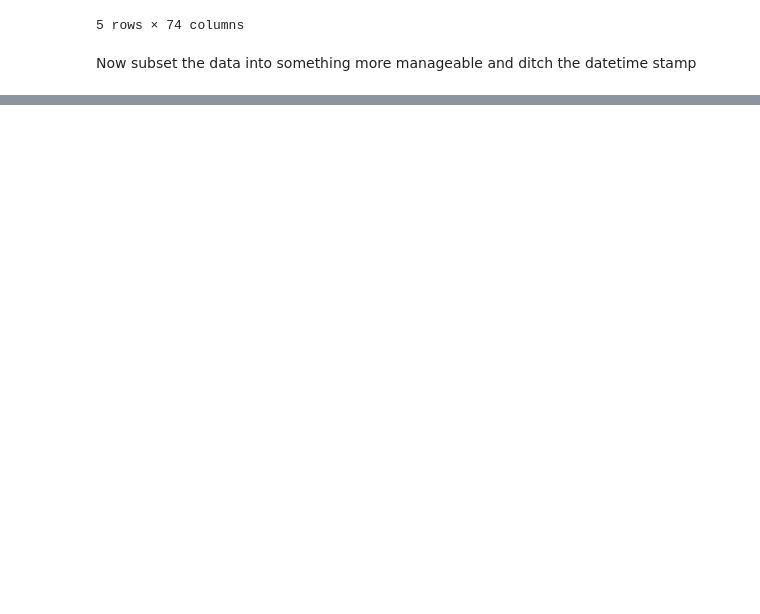
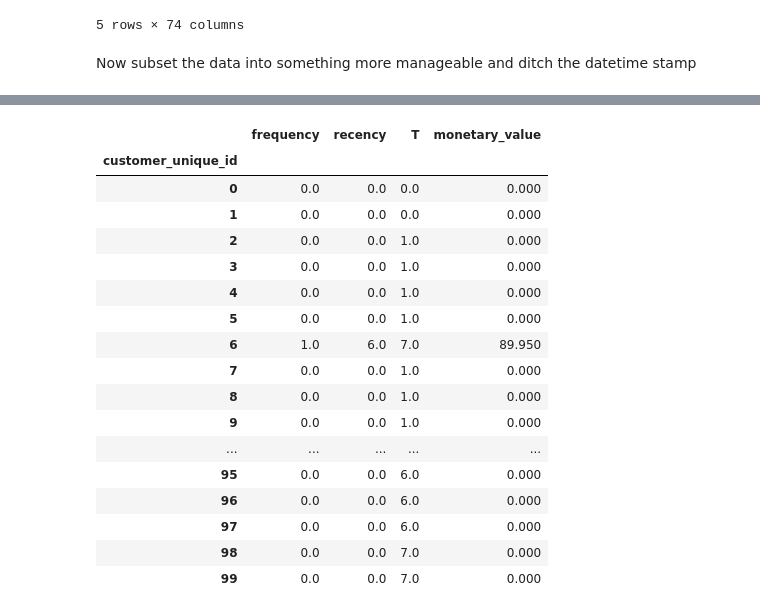
Before and after one commit to dc-larson/Insight_Data_Project, a Jupyter notebook: Online_transactions.ipynb, the cells around one changed output, grey strips where cells are left out. Drawn from its saved outputs; the diff is of its cells as text; code cells hidden in the pictures; blank space fills up the shorter version.

```diff
--- a/Online_transactions.ipynb
+++ b/Online_transactions.ipynb
@@ -128,0 +163,2 @@ list(transaction_data.columns)
+# %%
+transaction_data['Created_at']= pd.to_datetime(transaction_data['Created_at'], errors='coerce', utc = True).dt.date
@@ -128,0 +174,4 @@ list(transaction_data.columns)
+# %%
+transaction_data['date'] = transaction_data['Created_at']
+transaction_data['price'] = transaction_data['Total']
+transaction_data.head()
@@ -128,0 +206,3 @@ list(transaction_data.columns)
+# %%
+summary = summary_data_from_transaction_data(transaction_data,'customer_unique_id','date',monetary_value_col='price',)
+summary.describe()
@@ -128,0 +229,25 @@ list(transaction_data.columns)
+# %%
+from IPython.core.display import display, HTML
+display(HTML("<style>.container { width:100% !important; }</style>"))
+pd.set_option('display.max_rows', 100)
+pd.set_option('display.max_colwidth', 400)
+summary.head(100)
+# %% [output]
+|  | frequency | recency | T | monetary_value |
+| customer_unique_id |  |  |  |  |
+| 0 | 0.0 | 0.0 | 0.0 | 0.000 |
+| 1 | 0.0 | 0.0 | 0.0 | 0.000 |
+| 2 | 0.0 | 0.0 | 1.0 | 0.000 |
+| 3 | 0.0 | 0.0 | 1.0 | 0.000 |
+| 4 | 0.0 | 0.0 | 1.0 | 0.000 |
+| 5 | 0.0 | 0.0 | 1.0 | 0.000 |
+| 6 | 1.0 | 6.0 | 7.0 | 89.950 |
+| 7 | 0.0 | 0.0 | 1.0 | 0.000 |
+| 8 | 0.0 | 0.0 | 1.0 | 0.000 |
+| 9 | 0.0 | 0.0 | 1.0 | 0.000 |
+| ... | ... | ... | ... | ... |
+| 95 | 0.0 | 0.0 | 6.0 | 0.000 |
+| 96 | 0.0 | 0.0 | 6.0 | 0.000 |
+| 97 | 0.0 | 0.0 | 6.0 | 0.000 |
+| 98 | 0.0 | 0.0 | 7.0 | 0.000 |
+| 99 | 0.0 | 0.0 | 7.0 | 0.000 |
```
Also changed, not shown: parts of 12 cells of this notebook.
